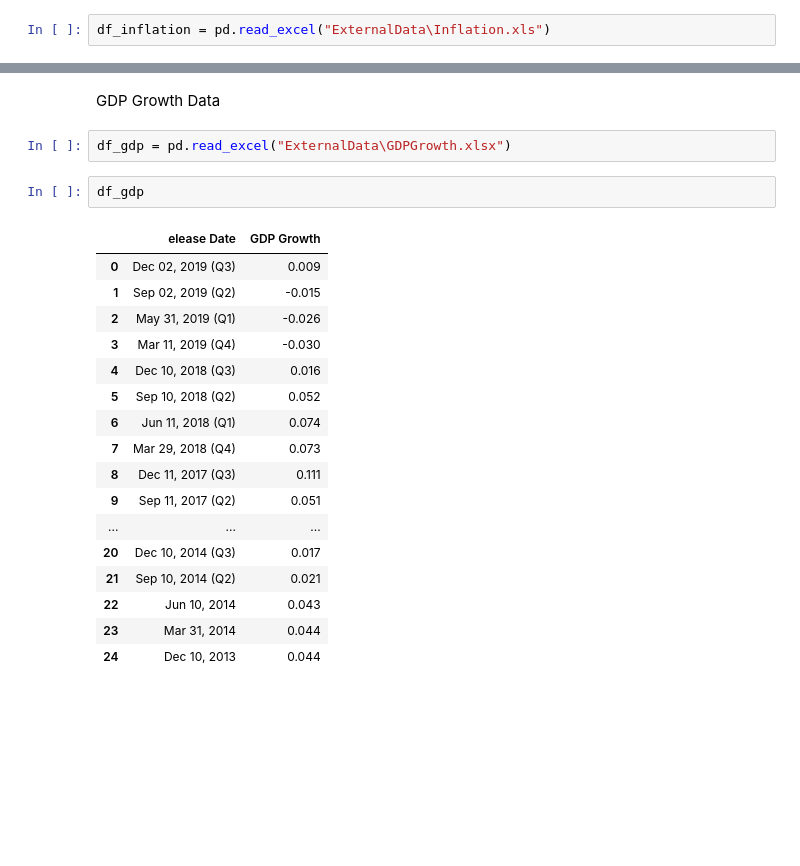
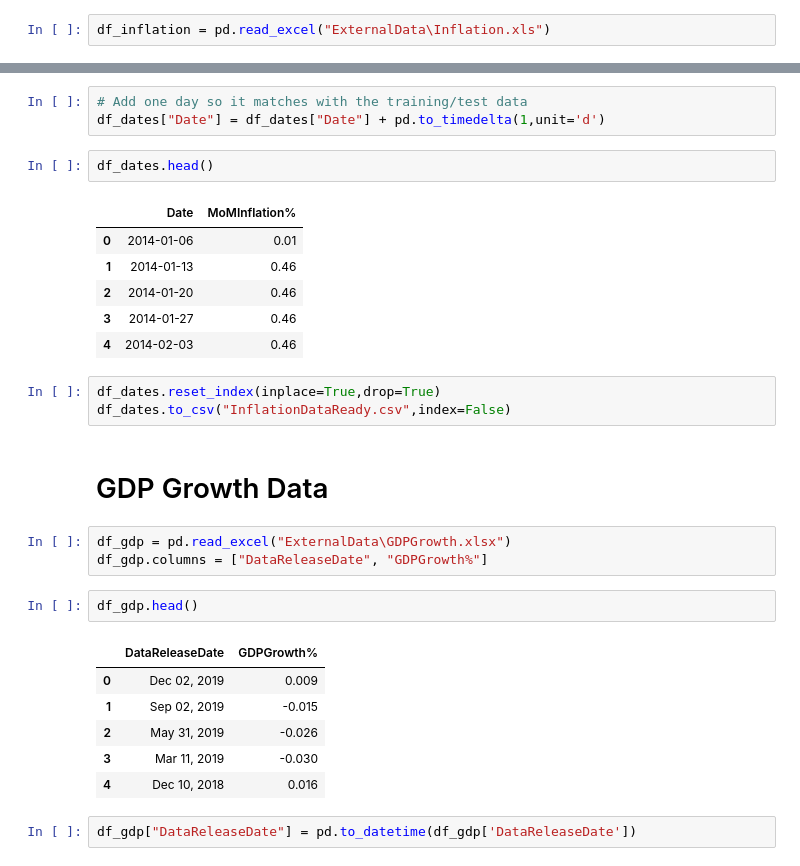
Before and after one commit to feyzijan/ShellDatathon, a Jupyter notebook: ExternalData.ipynb, the cells around one changed output, grey strips where cells are left out. Saved outputs shown, nothing was run; the diff lists cells and outputs as text; blank space fills up the shorter version.

Commit message:
Prepared External Data for merging

```diff
--- a/ExternalData.ipynb
+++ b/ExternalData.ipynb
@@ -68,24 +327,31 @@ df_inflation
+# %%
+# Add one day so it matches with the training/test data
+df_dates["Date"] = df_dates["Date"] + pd.to_timedelta(1,unit='d')
+# %%
+df_dates.head()
+# %% [output]
+|  | Date | MoMInflation% |
+| 0 | 2014-01-06 | 0.01 |
+| 1 | 2014-01-13 | 0.46 |
+| 2 | 2014-01-20 | 0.46 |
+| 3 | 2014-01-27 | 0.46 |
+| 4 | 2014-02-03 | 0.46 |
+# %%
+df_dates.reset_index(inplace=True,drop=True)
+df_dates.to_csv("InflationDataReady.csv",index=False)
 # %% [markdown]
-GDP Growth Data
+# GDP Growth Data
 # %%
 df_gdp = pd.read_excel("ExternalData\GDPGrowth.xlsx")
+df_gdp.columns = ["DataReleaseDate", "GDPGrowth%"]
 # %%
-df_gdp
+df_gdp.head()
 # %% [output]
-|  | elease Date | GDP Growth |
-| 0 | Dec 02, 2019 (Q3) | 0.009 |
-| 1 | Sep 02, 2019 (Q2) | -0.015 |
-| 2 | May 31, 2019 (Q1) | -0.026 |
-| 3 | Mar 11, 2019 (Q4) | -0.030 |
-| 4 | Dec 10, 2018 (Q3) | 0.016 |
-| 5 | Sep 10, 2018 (Q2) | 0.052 |
-| 6 | Jun 11, 2018 (Q1) | 0.074 |
-| 7 | Mar 29, 2018 (Q4) | 0.073 |
-| 8 | Dec 11, 2017 (Q3) | 0.111 |
-| 9 | Sep 11, 2017 (Q2) | 0.051 |
-| ... | ... | ... |
-| 20 | Dec 10, 2014 (Q3) | 0.017 |
-| 21 | Sep 10, 2014 (Q2) | 0.021 |
-| 22 | Jun 10, 2014 | 0.043 |
-| 23 | Mar 31, 2014 | 0.044 |
-| 24 | Dec 10, 2013 | 0.044 |
+|  | DataReleaseDate | GDPGrowth% |
+| 0 | Dec 02, 2019 | 0.009 |
+| 1 | Sep 02, 2019 | -0.015 |
+| 2 | May 31, 2019 | -0.026 |
+| 3 | Mar 11, 2019 | -0.030 |
+| 4 | Dec 10, 2018 | 0.016 |
+# %%
+df_gdp["DataReleaseDate"] = pd.to_datetime(df_gdp['DataReleaseDate'])
```
Also changed, not shown: parts of 59 cells of this notebook, 12 other files.
